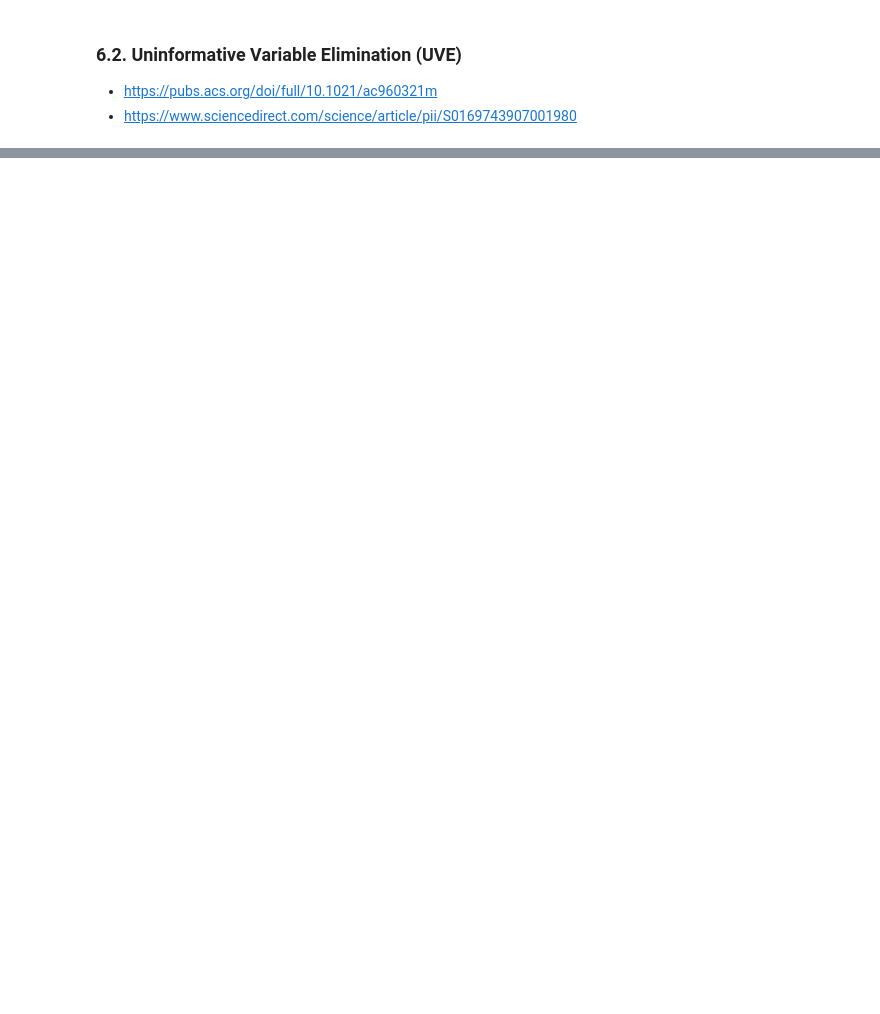
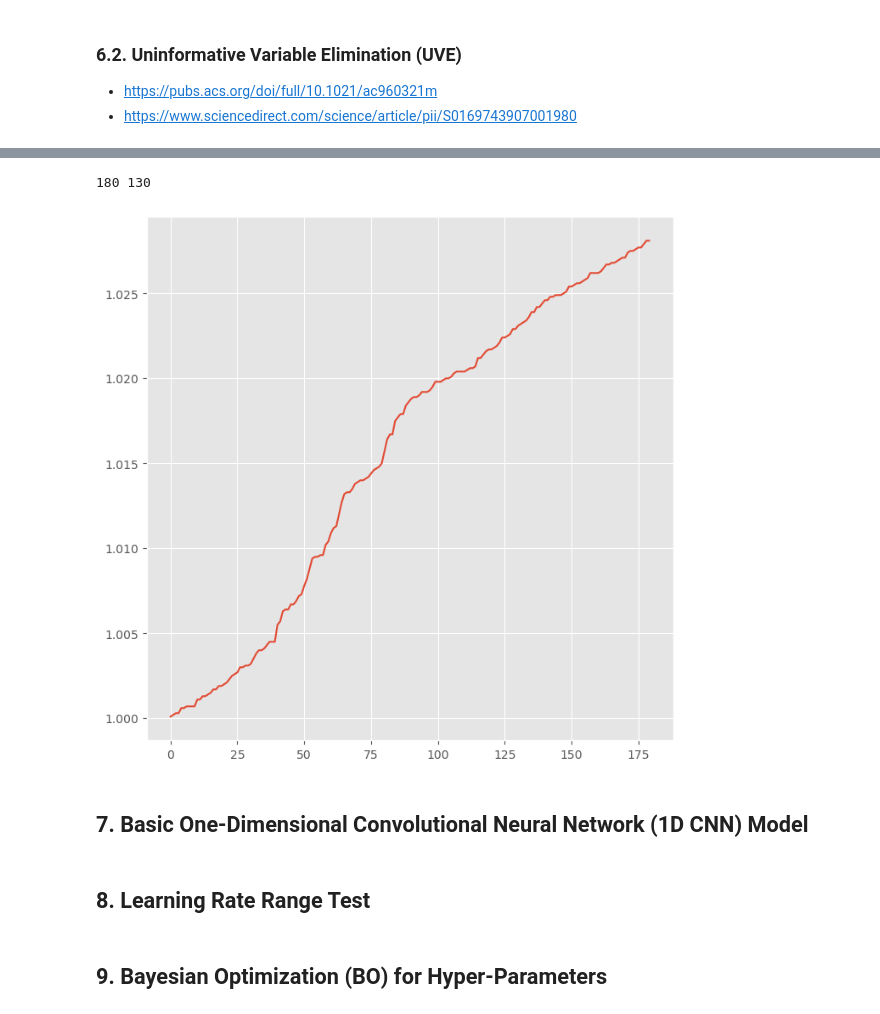
Before and after one commit to Lewis0511/CNN, a Jupyter notebook: 230416.ipynb, the cells around one changed output, grey strips where cells are left out. Saved outputs shown, nothing was run; the diff lists cells and outputs as text; code cells hidden in the pictures; blank space fills up the shorter version.

```diff
--- a/230416.ipynb
+++ b/230416.ipynb
@@ -756,0 +887,62 @@ $\mathbf{P}(\mathbf{x}) = \big ( \mathbf{I} - \mathbf{X} \cdot (\mathbf{X} ^ \in
+# %%
+nums = [1.0257, 1.0262, 1.0226, 1.0094, 1.0023, 1.0020, 1.0043,
+        1.0025, 1.0026, 1.0031, 1.0067, 1.0135, 1.0140, 1.0045,
+        1.0164, 1.0184, 1.0193, 1.0190, 1.0192, 1.0198, 1.0198,
+        1.0200, 1.0254, 1.0265, 1.0277, 1.0275, 1.0271, 1.0262,
+        1.0109, 1.0188, 1.0205, 1.0229,
+        1.0104, 1.0139, 1.0141, 1.0157,
+        1.0140, 1.0019, 1.0013, 1.0038, 1.0120, 1.0148,
+        1.0073, 1.0021, 1.0014, 1.0015, 1.0017, 1.0019,
+        1.0276, 1.0274, 1.0256, 1.0203, 1.0217, 1.0212,
+        1.0040, 1.0032, 1.0035, 1.0069, 1.0112, 1.0113,
+        1.0242, 1.0217, 1.0268, 1.0234, 1.0221, 1.0224, 1.0232,
+        1.0242, 1.0251, 1.0270, 1.0275, 1.0269, 1.0262, 1.0244,
+        1.0249, 1.0279, 1.0258, 1.0255, 1.0233, 1.0214,
+        1.0064, 1.0132, 1.0147, 1.0138, 1.0146, 1.0142,
+        1.0225, 1.0224, 1.0256, 1.0268, 1.0277, 1.0262, 1.0267, 1.0263, 1.0250,
+        1.0102, 1.0206, 1.0204, 1.0192, 1.0192, 1.0201, 1.0207, 1.0206, 1.0200,
+        1.0267, 1.0259, 1.0189, 1.0186, 1.0199,
+        1.0057, 1.0040, 1.0055, 1.0045, 1.0067,
+        1.0144, 1.0088, 1.0013, 1.0007, 1.0041, 1.0096, 1.0133, 1.0150,
+        1.0078, 1.0045, 1.0011, 1.0017, 1.0063, 1.0072, 1.0064, 1.0082,
+        1.0175, 1.0198, 1.0204, 1.0204, 1.0204,
+        1.0096, 1.0177, 1.0133, 1.0095, 1.0095,
+        1.0218, 1.0219, 1.0229, 1.0236, 1.0231, 1.0216, 1.0179, 1.0031, 1.0007, 1.0001,
+        1.0254, 1.0271, 1.0212, 1.0179, 1.0189, 1.0195, 1.0127, 1.0027, 1.0011, 1.0002,
+        1.0281, 1.0249, 1.0239, 1.0248, 1.0246, 1.0167, 1.0030, 1.0006, 1.0003, 1.0007,
+        1.0281, 1.0249, 1.0239, 1.0248, 1.0246, 1.0167, 1.0030, 1.0006, 1.0003, 1.0007]
+
+vals = [ 0,  0,  0,  0,  0,  0,  0,
+         0,  0,  0,  0,  0,  0,  0,
+        -1, -1, -1, -1, -1, -1, -1,
+        -1, -1, -1, -1, -1, -1, -1,
+         0,  0,  0,  0,
+         0,  0,  0,  0,
+         1,  1,  1,  1,  1,  1,
+         1,  1,  1,  1,  1,  1,
+         0,  0,  0,  0,  0,  0,
+         0,  0,  0,  0,  0,  0,
+        -1, -1, -1, -1, -1, -1, -1,
+        -1, -1, -1, -1, -1, -1, -1,
+         1,  1,  1,  1,  1,  1,
+         1,  1,  1,  1,  1,  1,
+        -1, -1, -1, -1, -1, -1, -1, -1, -1,
+        -1, -1, -1, -1, -1, -1, -1, -1, -1,
+         0,  0,  0,  0,  0,
+         0,  0,  0,  0,  0,
+         1,  1,  1,  1,  1,  1,  1,  1,
+         1,  1,  1,  1,  1,  1,  1,  1]
+
+print(len(nums), len(vals))
+plt.figure(figsize=(8,8))
+plt.plot(sorted(nums))
+plt.show()
+# %% [output]
+180 130
+[figure, added]
+# %% [markdown]
+## 7. Basic One-Dimensional Convolutional Neural Network (1D CNN) Model
+# %% [markdown]
+## 8. Learning Rate Range Test
+# %% [markdown]
+## 9. Bayesian Optimization (BO) for Hyper-Parameters
```
Also changed, not shown: parts of 10 cells of this notebook.
